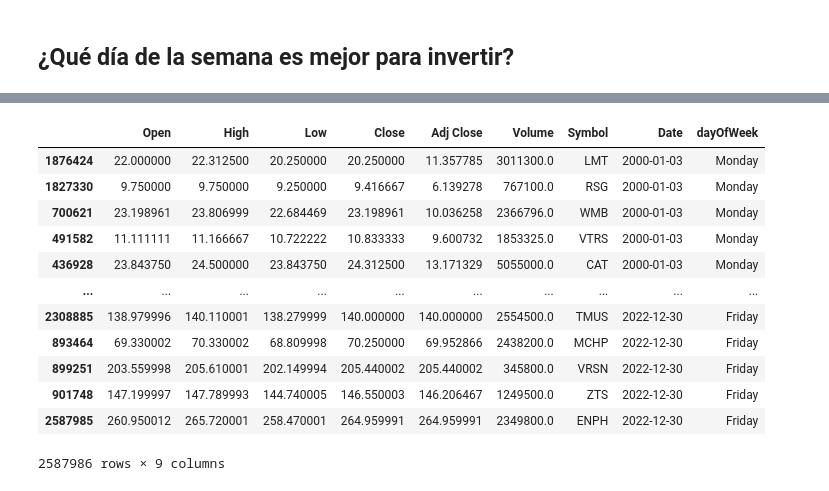
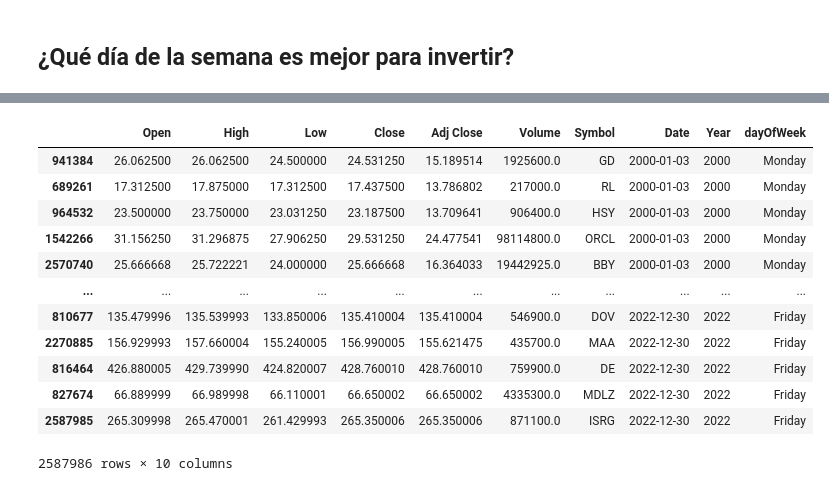
Before and after one commit to Ezemettler/PI2-DA, a Jupyter notebook: EDA_PI2DA.ipynb, the cells around one changed output, grey strips where cells are left out. Cells and saved outputs as stored; diff of their text form; code cells hidden in the pictures.

```diff
--- a/EDA_PI2DA.ipynb
+++ b/EDA_PI2DA.ipynb
@@ -357,22 +345,17 @@ df
-# %%
-# Reseteamos los indices, para luego poder ordenar por fecha
-# Sin esto, salia error
-
-df.reset_index(drop = True, inplace = True)
 # %%
 df_byDate = df.sort_values('Date')
-df_byDate
+df_byDate.head()
 # %% [output]
-|  | Open | High | Low | Close | Adj Close | Volume | Symbol | Date | dayOfWeek |
-| 1876424 | 22.000000 | 22.312500 | 20.250000 | 20.250000 | 11.357785 | 3011300.0 | LMT | 2000-01-03 | Monday |
-| 1827330 | 9.750000 | 9.750000 | 9.250000 | 9.416667 | 6.139278 | 767100.0 | RSG | 2000-01-03 | Monday |
-| 700621 | 23.198961 | 23.806999 | 22.684469 | 23.198961 | 10.036258 | 2366796.0 | WMB | 2000-01-03 | Monday |
-| 491582 | 11.111111 | 11.166667 | 10.722222 | 10.833333 | 9.600732 | 1853325.0 | VTRS | 2000-01-03 | Monday |
-| 436928 | 23.843750 | 24.500000 | 23.843750 | 24.312500 | 13.171329 | 5055000.0 | CAT | 2000-01-03 | Monday |
-| ... | ... | ... | ... | ... | ... | ... | ... | ... | ... |
-| 2308885 | 138.979996 | 140.110001 | 138.279999 | 140.000000 | 140.000000 | 2554500.0 | TMUS | 2022-12-30 | Friday |
-| 893464 | 69.330002 | 70.330002 | 68.809998 | 70.250000 | 69.952866 | 2438200.0 | MCHP | 2022-12-30 | Friday |
-| 899251 | 203.559998 | 205.610001 | 202.149994 | 205.440002 | 205.440002 | 345800.0 | VRSN | 2022-12-30 | Friday |
-| 901748 | 147.199997 | 147.789993 | 144.740005 | 146.550003 | 146.206467 | 1249500.0 | ZTS | 2022-12-30 | Friday |
-| 2587985 | 260.950012 | 265.720001 | 258.470001 | 264.959991 | 264.959991 | 2349800.0 | ENPH | 2022-12-30 | Friday |
+|  | Open | High | Low | Close | Adj Close | Volume | Symbol | Date | Year | dayOfWeek |
+| 941384 | 26.062500 | 26.062500 | 24.500000 | 24.531250 | 15.189514 | 1925600.0 | GD | 2000-01-03 | 2000 | Monday |
+| 689261 | 17.312500 | 17.875000 | 17.312500 | 17.437500 | 13.786802 | 217000.0 | RL | 2000-01-03 | 2000 | Monday |
+| 964532 | 23.500000 | 23.750000 | 23.031250 | 23.187500 | 13.709641 | 906400.0 | HSY | 2000-01-03 | 2000 | Monday |
+| 1542266 | 31.156250 | 31.296875 | 27.906250 | 29.531250 | 24.477541 | 98114800.0 | ORCL | 2000-01-03 | 2000 | Monday |
+| 2570740 | 25.666668 | 25.722221 | 24.000000 | 25.666668 | 16.364033 | 19442925.0 | BBY | 2000-01-03 | 2000 | Monday |
+| ... | ... | ... | ... | ... | ... | ... | ... | ... | ... | ... |
+| 810677 | 135.479996 | 135.539993 | 133.850006 | 135.410004 | 135.410004 | 546900.0 | DOV | 2022-12-30 | 2022 | Friday |
+| 2270885 | 156.929993 | 157.660004 | 155.240005 | 156.990005 | 155.621475 | 435700.0 | MAA | 2022-12-30 | 2022 | Friday |
+| 816464 | 426.880005 | 429.739990 | 424.820007 | 428.760010 | 428.760010 | 759900.0 | DE | 2022-12-30 | 2022 | Friday |
+| 827674 | 66.889999 | 66.989998 | 66.110001 | 66.650002 | 66.650002 | 4335300.0 | MDLZ | 2022-12-30 | 2022 | Friday |
+| 2587985 | 265.309998 | 265.470001 | 261.429993 | 265.350006 | 265.350006 | 871100.0 | ISRG | 2022-12-30 | 2022 | Friday |
-2587986 rows × 9 columns
+2587986 rows × 10 columns
```
Also changed, not shown: parts of 10 cells of this notebook.
